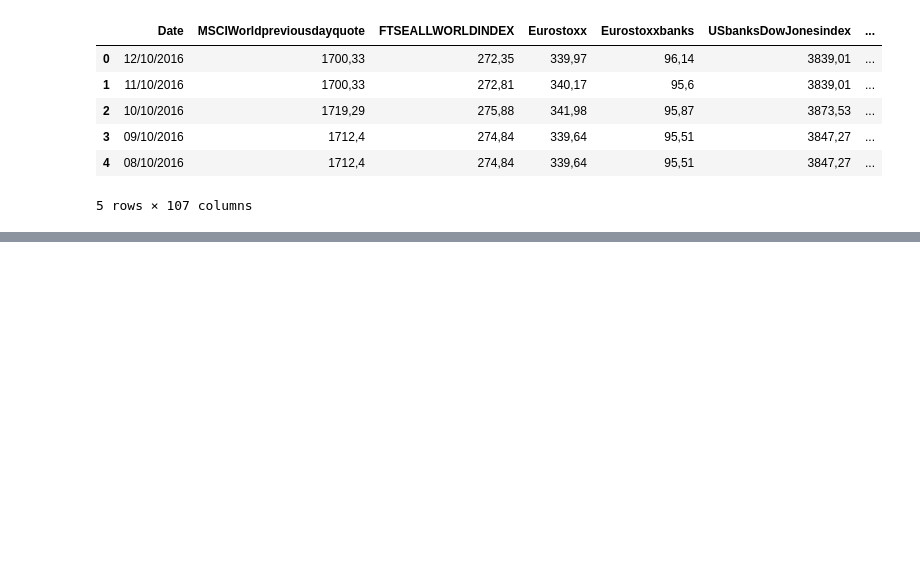
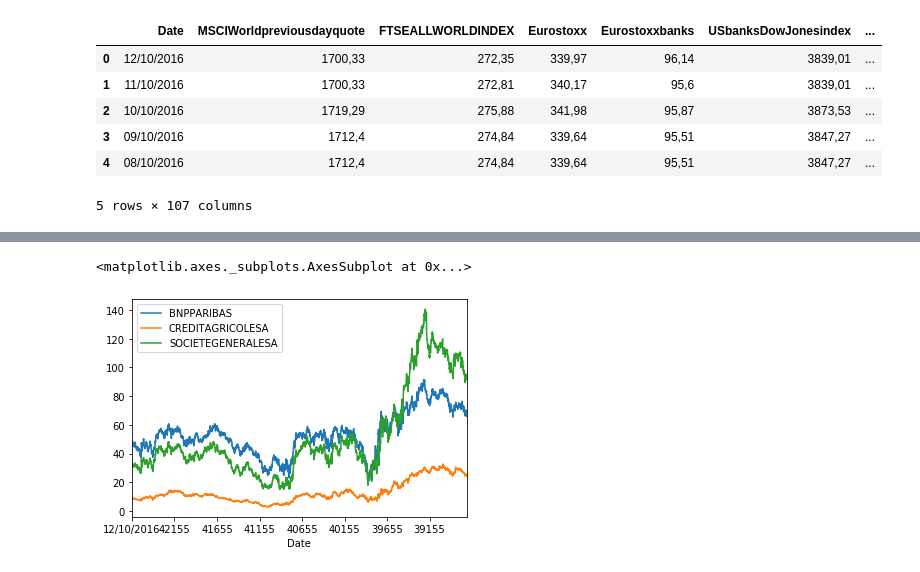
Before and after one commit to thomaspernet/PythonFinanceClass, a Jupyter notebook: QuantitativeFinance/PythonFiles/Untitled.ipynb, the cells around one changed output, grey strips where cells are left out. Drawn from its saved outputs; the diff is of its cells as text; code cells hidden in the pictures; blank space fills up the shorter version.

```diff
--- a/QuantitativeFinance/PythonFiles/Untitled.ipynb
+++ b/QuantitativeFinance/PythonFiles/Untitled.ipynb
@@ -35,2 +15,4 @@ list(df)
-# %%
-df = df[['BNPPARIBAS', 'CREDITAGRICOLESA', 'SOCIETEGENERALESA']]
+# %%
+df_final = df[['Date','BNPPARIBAS', 'CREDITAGRICOLESA', 'SOCIETEGENERALESA']]
+df_final = df_final.set_index('Date')
+df_final = df_final.apply(lambda x: x.str.replace(',','.'))
@@ -36,0 +26,3 @@ df = df[['BNPPARIBAS', 'CREDITAGRICOLESA', 'SOCIETEGENERALESA']]
+# %%
+for x in ['BNPPARIBAS', 'CREDITAGRICOLESA', 'SOCIETEGENERALESA']:
+    df_final[x] = pd.to_numeric(df_final[x], errors='ignore')
@@ -36,0 +39,5 @@ df = df[['BNPPARIBAS', 'CREDITAGRICOLESA', 'SOCIETEGENERALESA']]
+# %%
+df_final.plot()
+# %% [output]
+<matplotlib.axes._subplots.AxesSubplot at 0x...>
+[figure, added]
```
Also changed, not shown: parts of 3 cells of this notebook.
